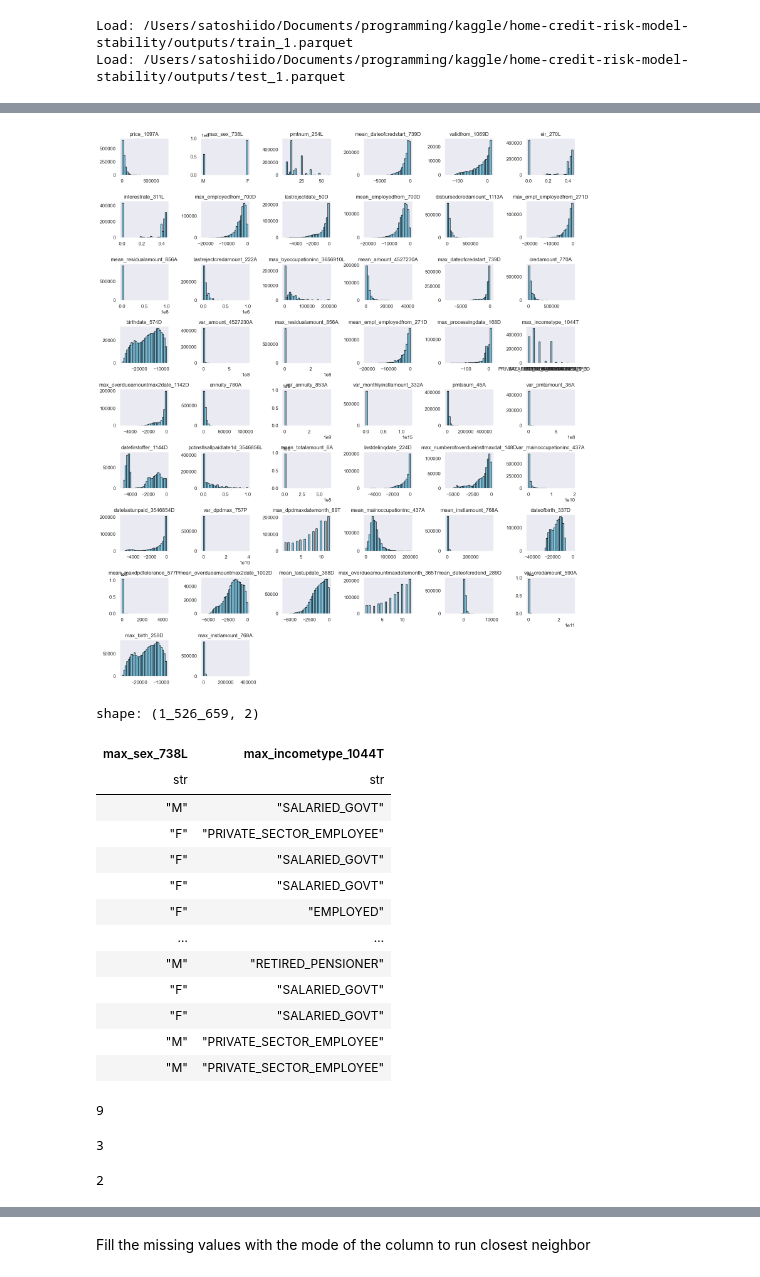
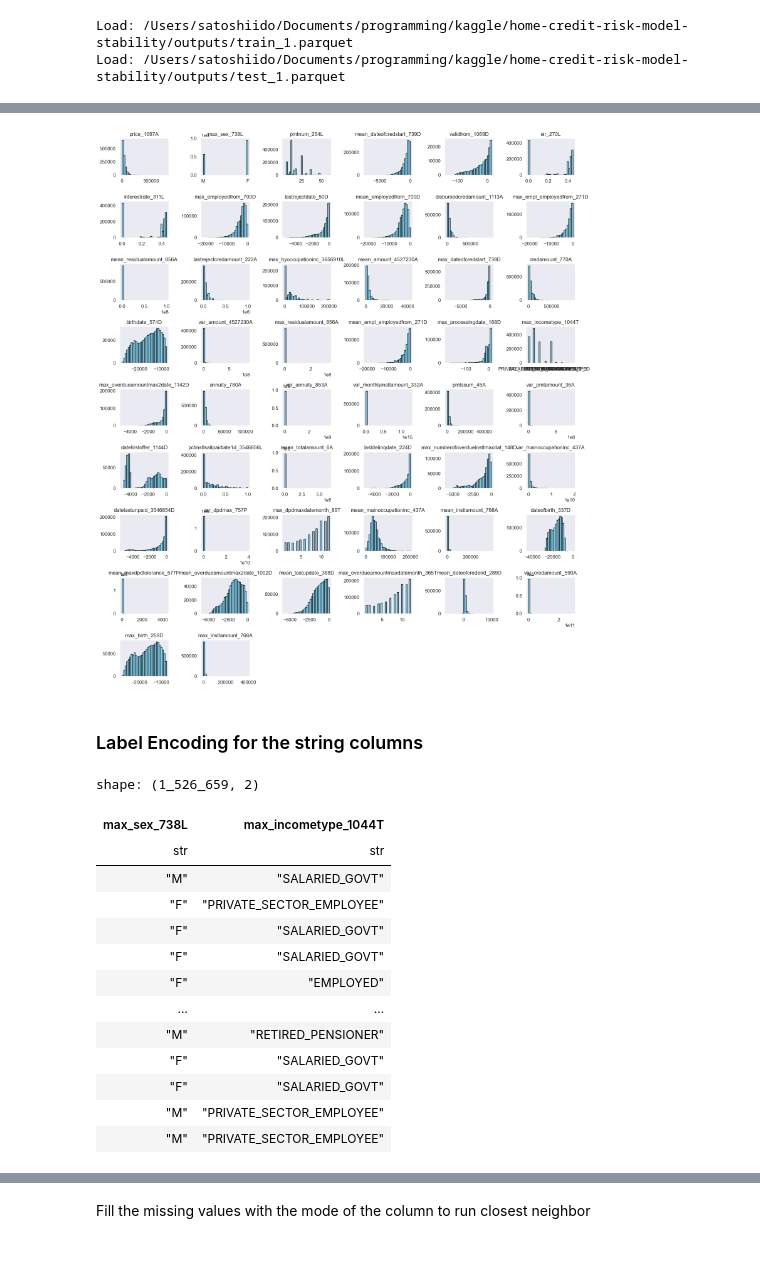
Before and after one commit to idsts2670/kaggle, a Jupyter notebook: home-credit-risk-model-stability/home-credit-risk-model-stability.ipynb, the cells around one changed output, grey strips where cells are left out. Cells and saved outputs as stored; diff of their text form; code cells hidden in the pictures.

```diff
--- a/home-credit-risk-model-stability/home-credit-risk-model-stability.ipynb
+++ b/home-credit-risk-model-stability/home-credit-risk-model-stability.ipynb
@@ -1172,7 +1181,7 @@ Load: /Users/satoshiido/Documents/programming/kaggle/home-credit-risk-model-stab
 # %%
-cols = df_train.columns
-filtered_cols = [col for col in cols if col.endswith('P') or col in ['case_id', 'week_num', 'month']]
-df_train_P = df_train.select(filtered_cols)
+filtered_cols_P = [col for col in df_train.columns if col.endswith('P')]
+df_train.select(filtered_cols_P)
+
 # The ratio of missing values in the columns ending with 'P'
-df_train_P.null_count() / 1526659
+df_train.select(filtered_cols_P).null_count() / 1526659
 # %% [output]
@@ -1183,5 +1192,5 @@ shape: (1, 43)
 # %%
-df_train_p_pd = df_train_P.to_pandas()
+df_train_p_pd = df_train.select(filtered_cols_P).to_pandas()
 num_rows = 9
 num_cols = 5
 plt.figure(figsize=(16, 2 * num_rows))
@@ -1199,0 +1209,10 @@ plt.show()
+# %%
+# Filling missing values in original train data
+# pl.DataFrame -> pl.DataFrame
+for col in df_train.select(filtered_cols_P).columns:
+    if col != "maxdpdinstlnum_3546846P":
+        df_train = df_train.with_columns(pl.col(col).fill_null(pl.col(col).median()))
+    else:
+        df_train = df_train.with_columns(pl.col(col).fill_null(pl.col(col).mean()))
+
+    df_test = df_test.with_columns(pl.col(col).fill_null(pl.col(col).mean()))
@@ -1200,6 +1221,6 @@ plt.show()
 # %%
 # columns are selected based on the importance of the features
-columns = ['price_1097A', 'max_sex_738L', 'pmtnum_254L',
+important_columns = ['price_1097A', 'max_sex_738L', 'pmtnum_254L',
            'mean_dateofcredstart_739D', 'validfrom_1069D', 'eir_270L',
            'interestrate_311L', 'max_employedfrom_700D', 'lastrejectdate_50D',
            'mean_employedfrom_700D', 'disbursedcredamount_1113A',
@@ -1220,8 +1241,7 @@ columns = ['price_1097A', 'max_sex_738L', 'pmtnum_254L',
            'mean_overdueamountmax2date_1002D', 'mean_lastupdate_388D',
            'max_overdueamountmaxdatemonth_365T', 'mean_dateofcredend_289D',
            'var_credamount_590A', 'max_birth_259D', 'max_instlamount_768A']
-selected_df = df_train.select(columns)
-selected_df
+df_train.select(important_columns)
 # %% [output]
 shape: (1_526_659, 50)
 | price_1097A | max_sex_738L | pmtnum_254L | mean_dateofcredstart_739D | validfrom_1069D | eir_270L | interestrate_311L | ... |
@@ -1246,37 +1266,29 @@ shape: (1, 50)
 | f64 | f64 | f64 | f64 | f64 | f64 | f64 | ... |
 | 0.146228 | 0.0 | 0.029446 | 0.172044 | 0.900585 | 0.125 | 0.125 | ... |
 # %%
-selected_df_pd = selected_df.to_pandas()
+selected_df_pd = df_train.select(important_columns).to_pandas()
 num_rows = 9
 num_cols = 6
 plt.figure(figsize=(16, 2 * num_rows))
 
 for i, column in enumerate(selected_df_pd.columns, 1):
     ax = plt.subplot(num_rows, num_cols, i)
     selected_df_pd[column].hist(ax=ax, bins=30, color='skyblue', edgecolor='black')
     ax.set_title(column)
     ax.grid(False)
 
 # Adjust layout and show the plot
 plt.tight_layout()
 plt.show()
 # %% [output]
-[figure, old version]
+[figure, new version]
+# %% [markdown]
+### Label Encoding for the string columns
 # %%
 # Filter to retain only string columns
-str_columns = [name for name, dtype in selected_df.schema.items() if dtype == pl.Utf8]
+str_columns = [name for name, dtype in df_train.select(important_columns).schema.items() if dtype == pl.Utf8]
 # Select only the string type columns from the dataframe
-selected_df_str = selected_df.select(str_columns)
-
-# This below code is also working
-# str_columns = [col for col in columns if selected_df[col].dtype == pl.Utf8]
-# selected_df_str = selected_df.select(str_columns)
-
-display(selected_df_str)
-# count unique values in each column
-display(len(df_train["max_incometype_1044T"].unique()))
-display(len(df_test["max_incometype_1044T"].unique()))
-display(len(df_train["max_sex_738L"].unique()))
+df_train.select(str_columns)
 # %% [output]
 shape: (1_526_659, 2)
 | max_sex_738L | max_incometype_1044T |
@@ -1292,6 +1304,3 @@ shape: (1_526_659, 2)
 | "F" | "SALARIED_GOVT" |
 | "M" | "PRIVATE_SECTOR_EMPLOYEE" |
 | "M" | "PRIVATE_SECTOR_EMPLOYEE" |
-9
-3
-2
```
Also changed, not shown: parts of 40 cells of this notebook, 2 other files.
